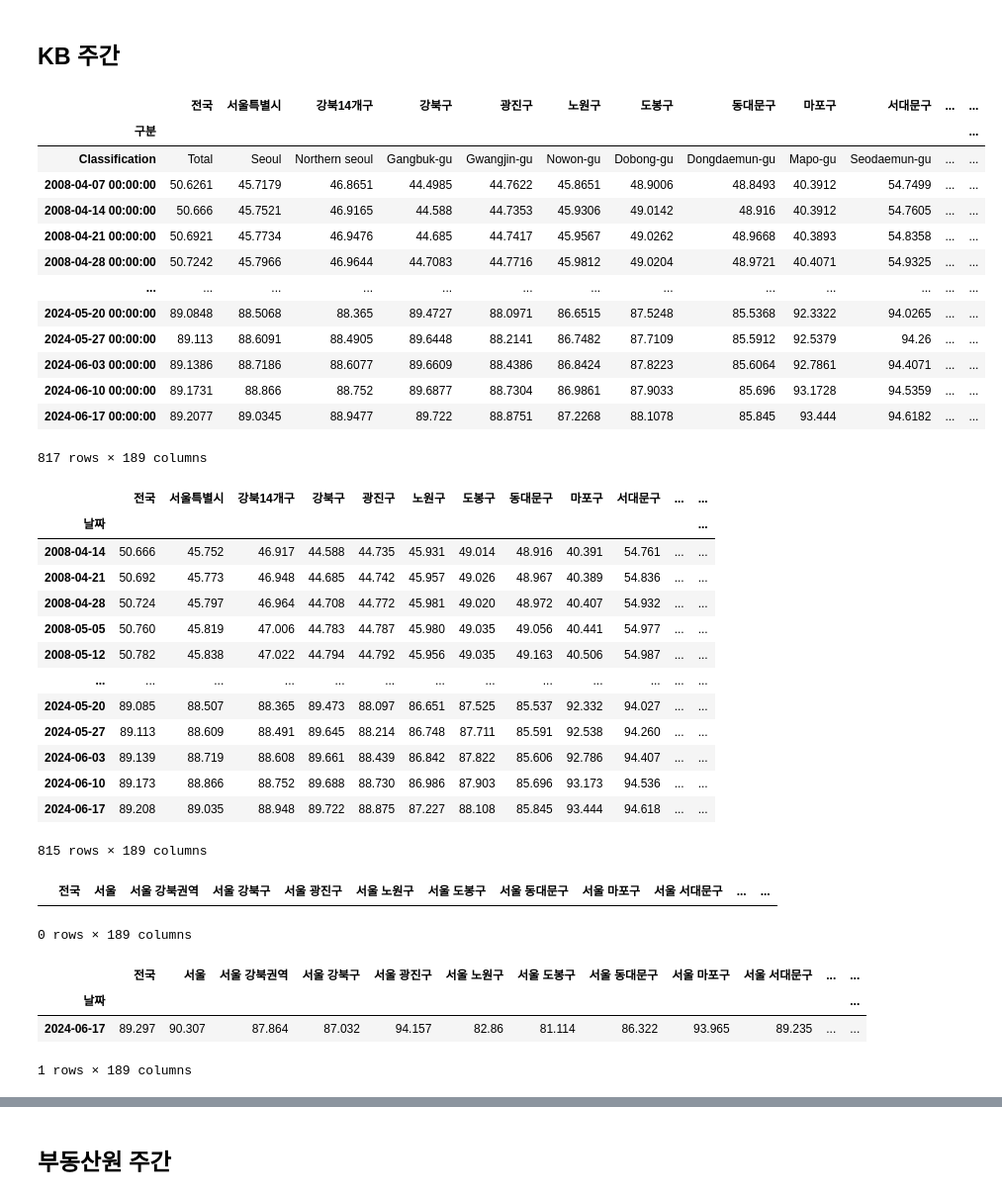
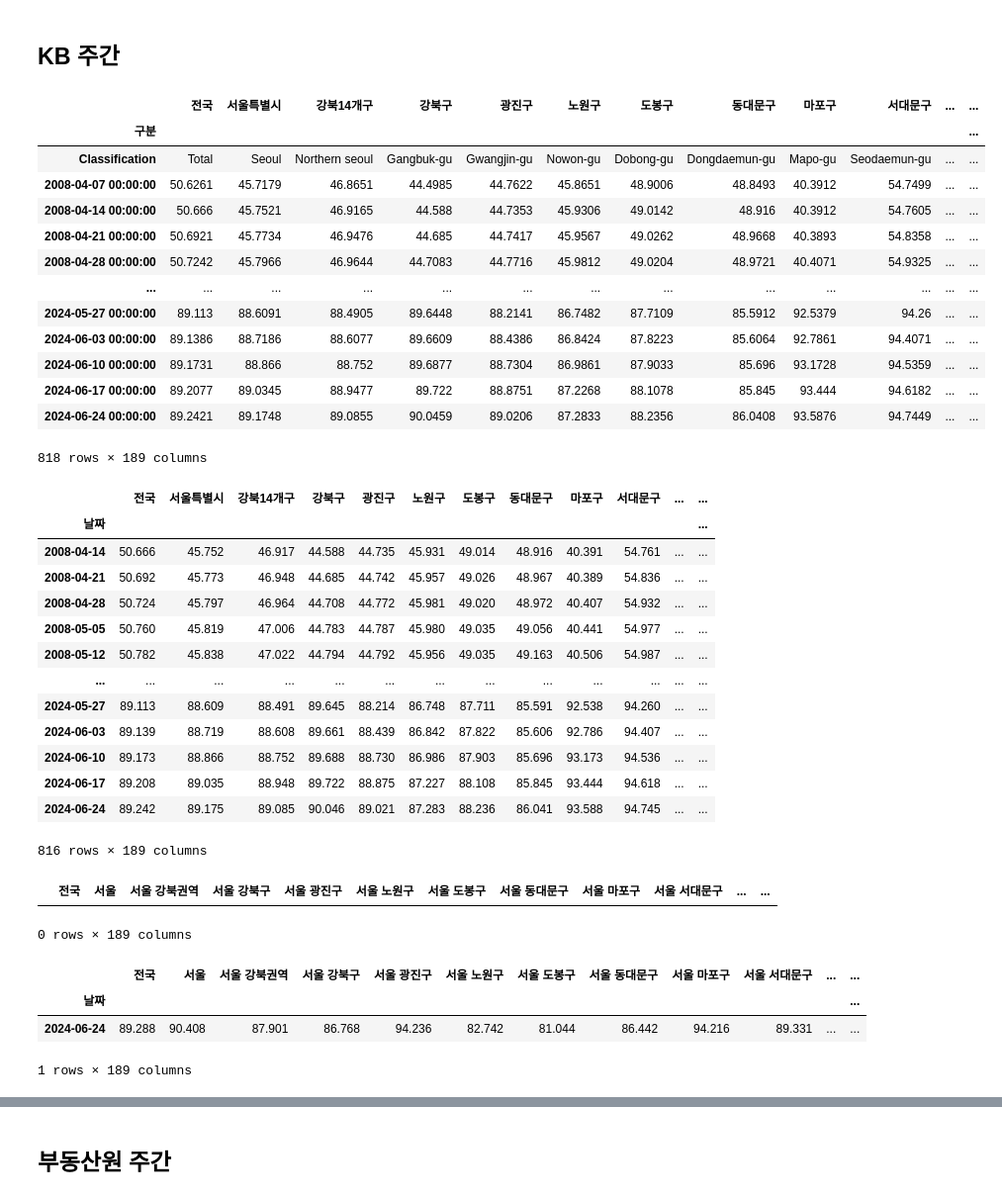
Before and after one commit to sizipusx/fundamental, a Jupyter notebook: jupyterlab/주간 부동산 업데이트.ipynb, the cells around one changed output, grey strips where cells are left out. Shown at 99% size. Drawn from its saved outputs; the diff is of its cells as text; code cells hidden in the pictures.

```diff
--- a/jupyterlab/주간 부동산 업데이트.ipynb
+++ b/jupyterlab/주간 부동산 업데이트.ipynb
@@ -17,26 +17,26 @@ conn = sqlite3.connect('C://Users/sizip/Documents/GitHub/fundamental/files/weekl
 ## KB 주간
 # %%
 # 연결 1
-file_path = "C://Users/sizip/OneDriveData/개인/data/부동산 기본 파일/20240617_주간시계열.xlsx"
+file_path = "C://Users/sizip/OneDriveData/개인/data/부동산 기본 파일/20240624_주간시계열.xlsx"
 kbm_dict = pd.ExcelFile(file_path)
 mdf = kbm_dict.parse("3.매매지수", skiprows=1, index_col=0, parse_dates=True)
 jdf = kbm_dict.parse("4.전세지수", skiprows=1, index_col=0, parse_dates=True)
 jdf
 # %% [output]
 |  | 전국 | 서울특별시 | 강북14개구 | 강북구 | 광진구 | 노원구 | 도봉구 | 동대문구 | 마포구 | 서대문구 | ... | ... |
 | 구분 |  |  |  |  |  |  |  |  |  |  |  | ... |
 | Classification | Total | Seoul | Northern seoul | Gangbuk-gu | Gwangjin-gu | Nowon-gu | Dobong-gu | Dongdaemun-gu | Mapo-gu | Seodaemun-gu | ... | ... |
 | 2008-04-07 00:00:00 | 50.6261 | 45.7179 | 46.8651 | 44.4985 | 44.7622 | 45.8651 | 48.9006 | 48.8493 | 40.3912 | 54.7499 | ... | ... |
 | 2008-04-14 00:00:00 | 50.666 | 45.7521 | 46.9165 | 44.588 | 44.7353 | 45.9306 | 49.0142 | 48.916 | 40.3912 | 54.7605 | ... | ... |
 | 2008-04-21 00:00:00 | 50.6921 | 45.7734 | 46.9476 | 44.685 | 44.7417 | 45.9567 | 49.0262 | 48.9668 | 40.3893 | 54.8358 | ... | ... |
 | 2008-04-28 00:00:00 | 50.7242 | 45.7966 | 46.9644 | 44.7083 | 44.7716 | 45.9812 | 49.0204 | 48.9721 | 40.4071 | 54.9325 | ... | ... |
 | ... | ... | ... | ... | ... | ... | ... | ... | ... | ... | ... | ... | ... |
-| 2024-05-20 00:00:00 | 89.0848 | 88.5068 | 88.365 | 89.4727 | 88.0971 | 86.6515 | 87.5248 | 85.5368 | 92.3322 | 94.0265 | ... | ... |
 | 2024-05-27 00:00:00 | 89.113 | 88.6091 | 88.4905 | 89.6448 | 88.2141 | 86.7482 | 87.7109 | 85.5912 | 92.5379 | 94.26 | ... | ... |
 | 2024-06-03 00:00:00 | 89.1386 | 88.7186 | 88.6077 | 89.6609 | 88.4386 | 86.8424 | 87.8223 | 85.6064 | 92.7861 | 94.4071 | ... | ... |
 | 2024-06-10 00:00:00 | 89.1731 | 88.866 | 88.752 | 89.6877 | 88.7304 | 86.9861 | 87.9033 | 85.696 | 93.1728 | 94.5359 | ... | ... |
 | 2024-06-17 00:00:00 | 89.2077 | 89.0345 | 88.9477 | 89.722 | 88.8751 | 87.2268 | 88.1078 | 85.845 | 93.444 | 94.6182 | ... | ... |
+| 2024-06-24 00:00:00 | 89.2421 | 89.1748 | 89.0855 | 90.0459 | 89.0206 | 87.2833 | 88.2356 | 86.0408 | 93.5876 | 94.7449 | ... | ... |
-817 rows × 189 columns
+818 rows × 189 columns
 # %%
 mdf = mdf.iloc[2:mdf['전국'].count()]
 mdf.index.name="날짜"
@@ -56,12 +56,12 @@ jdf
 | 2008-05-05 | 50.760 | 45.819 | 47.006 | 44.783 | 44.787 | 45.980 | 49.035 | 49.056 | 40.441 | 54.977 | ... | ... |
 | 2008-05-12 | 50.782 | 45.838 | 47.022 | 44.794 | 44.792 | 45.956 | 49.035 | 49.163 | 40.506 | 54.987 | ... | ... |
 | ... | ... | ... | ... | ... | ... | ... | ... | ... | ... | ... | ... | ... |
-| 2024-05-20 | 89.085 | 88.507 | 88.365 | 89.473 | 88.097 | 86.651 | 87.525 | 85.537 | 92.332 | 94.027 | ... | ... |
 | 2024-05-27 | 89.113 | 88.609 | 88.491 | 89.645 | 88.214 | 86.748 | 87.711 | 85.591 | 92.538 | 94.260 | ... | ... |
 | 2024-06-03 | 89.139 | 88.719 | 88.608 | 89.661 | 88.439 | 86.842 | 87.822 | 85.606 | 92.786 | 94.407 | ... | ... |
 | 2024-06-10 | 89.173 | 88.866 | 88.752 | 89.688 | 88.730 | 86.986 | 87.903 | 85.696 | 93.173 | 94.536 | ... | ... |
 | 2024-06-17 | 89.208 | 89.035 | 88.948 | 89.722 | 88.875 | 87.227 | 88.108 | 85.845 | 93.444 | 94.618 | ... | ... |
+| 2024-06-24 | 89.242 | 89.175 | 89.085 | 90.046 | 89.021 | 87.283 | 88.236 | 86.041 | 93.588 | 94.745 | ... | ... |
-815 rows × 189 columns
+816 rows × 189 columns
 # %%
 header = header_excel.parse('KB')
 header
@@ -77,7 +77,7 @@ mlast_row
 # %% [output]
 |  | 전국 | 서울 | 서울 강북권역 | 서울 강북구 | 서울 광진구 | 서울 노원구 | 서울 도봉구 | 서울 동대문구 | 서울 마포구 | 서울 서대문구 | ... | ... |
 | 날짜 |  |  |  |  |  |  |  |  |  |  |  | ... |
-| 2024-06-17 | 89.297 | 90.307 | 87.864 | 87.032 | 94.157 | 82.86 | 81.114 | 86.322 | 93.965 | 89.235 | ... | ... |
+| 2024-06-24 | 89.288 | 90.408 | 87.901 | 86.768 | 94.236 | 82.742 | 81.044 | 86.442 | 94.216 | 89.331 | ... | ... |
 1 rows × 189 columns
 # %%
 mlast_row.to_sql("kbm", conn, if_exists="append")
```
Also changed, not shown: parts of 18 cells of this notebook, 1 other file.
